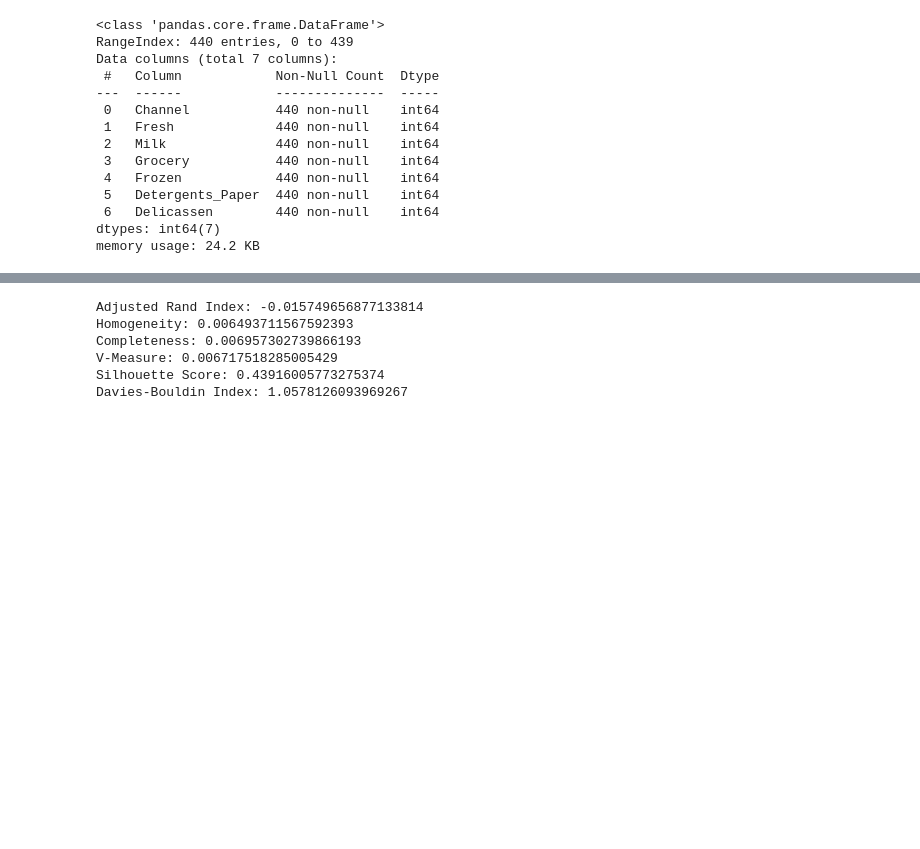
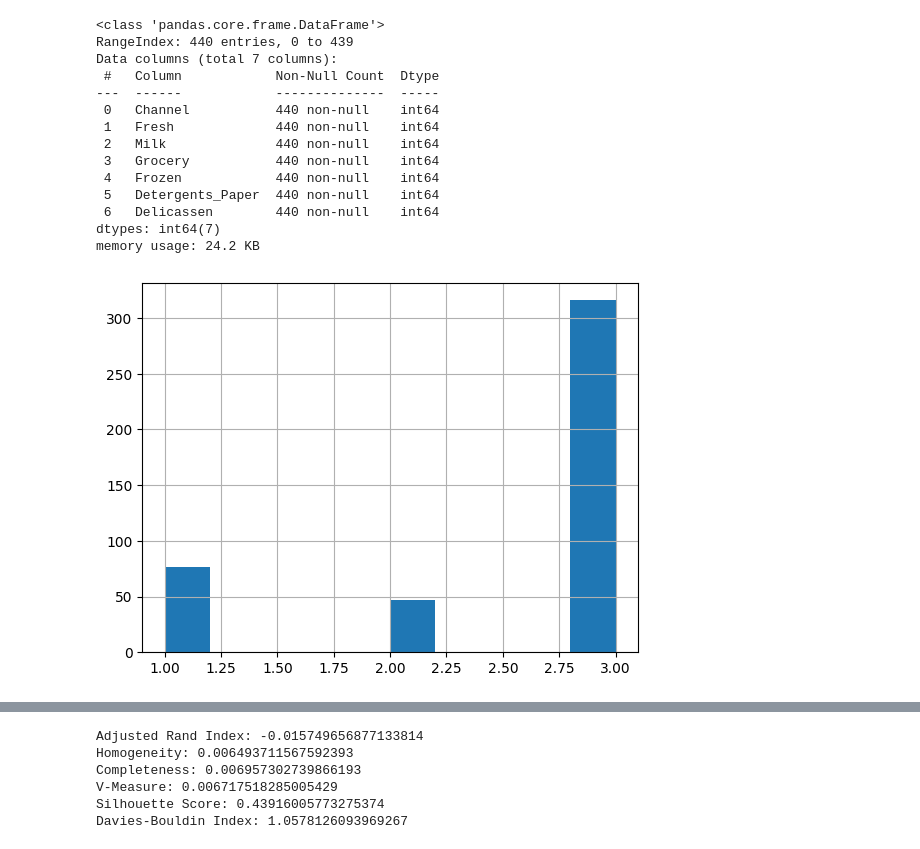
Before and after one commit to Wolff404/Clustering, a Jupyter notebook: Clustering_of_Wholesale_Customers.ipynb, the cells around one changed output, grey strips where cells are left out. Saved outputs shown, nothing was run; the diff lists cells and outputs as text; code cells hidden in the pictures; blank space fills up the shorter version.

```diff
--- a/Clustering_of_Wholesale_Customers.ipynb
+++ b/Clustering_of_Wholesale_Customers.ipynb
@@ -32,9 +60,7 @@ from sklearn.metrics import silhouette_samples, silhouette_score, davies_bouldin
 # %%
-wholesale_customer_data_csv = pd.read_csv('Wholesale_customers_data.csv',sep=',')
-true_labels = wholesale_customer_data_csv['Region']
+target = wholesale_customer_data_csv['Region']
 dataset = wholesale_customer_data_csv.drop(columns='Region')
 
-
 dataset.info()
 # %% [output]
 <class 'pandas.core.frame.DataFrame'>
@@ -51,3 +77,7 @@ Data columns (total 7 columns):
  6   Delicassen        440 non-null    int64
 dtypes: int64(7)
 memory usage: 24.2 KB
+# %%
+target.hist();
+# %% [output]
+[figure, added]
```
Also changed, not shown: parts of 36 cells of this notebook, 1 other file.
